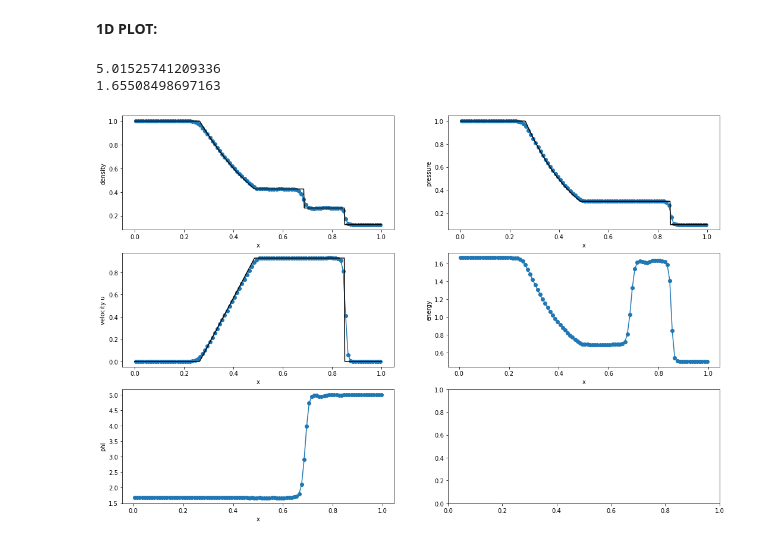
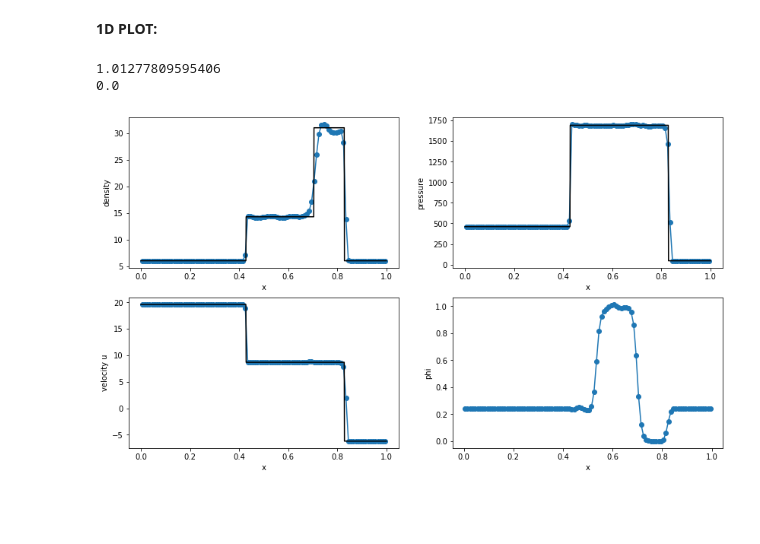
Before and after one commit to navasmontilla/CAELUM, a Jupyter notebook: 1D_RPs.ipynb, the cells around one changed output. Saved outputs shown, nothing was run; the diff lists cells and outputs as text; code cells hidden in the pictures; blank space fills up the shorter version.

```diff
--- a/1D_RPs.ipynb
+++ b/1D_RPs.ipynb
@@ -69,7 +69,7 @@ z=np.arange(0+dz/2.0, SizeZ, dz)
 
 xc, yc, zc= np.meshgrid(x,y,z,indexing='ij')
 # %%
-case=2
+case=4
 
 if case==1: #Steady
     for l in range(0,xcells):
@@ -261,37 +261,41 @@ output-files\list001.out file read
 # %%
 j=1
 
-fig, ax  = plt.subplots(3,2,figsize=(18, 12))
+filename = "doc/bench_RP_"+str(case)
+
+fig, ax  = plt.subplots(2,2,figsize=(14, 8))
 
 ax[0,0].plot(xc[:,0,0],rho[:,0,0,j],'o-')
 if 'exactS' in globals():
     ax[0,0].plot(exactS[:,0],exactS[:,1],'k-')
 ax[0,0].set_xlabel("x")
 ax[0,0].set_ylabel("density")
 
 ax[0,1].plot(xc[:,0,0],p[:,0,0,j],'o-')
 if 'exactS' in globals():
     ax[0,1].plot(exactS[:,0],exactS[:,2],'k-')
 ax[0,1].set_xlabel("x")
 ax[0,1].set_ylabel("pressure")
 
 ax[1,0].plot(xc[:,0,0],u[:,0,0,j],'o-')
 if 'exactS' in globals():
     ax[1,0].plot(exactS[:,0],exactS[:,3],'k-')
 ax[1,0].set_xlabel("x")
 ax[1,0].set_ylabel("velocity u")
 
-ax[1,1].plot(xc[:,0,0],E[:,0,0,j],'o-')
+ax[1,1].plot(xc[:,0,0],phi[:,0,0,j],'o-')
 ax[1,1].set_xlabel("x")
-ax[1,1].set_ylabel("energy")
+ax[1,1].set_ylabel("phi")
 
-ax[2,0].plot(xc[:,0,0],phi[:,0,0,j],'o-')
-ax[2,0].set_xlabel("x")
-ax[2,0].set_ylabel("phi")
+#ax[2,0].plot(xc[:,0,0],E[:,0,0,j],'o-')
+#ax[2,0].set_xlabel("x")
+#ax[2,0].set_ylabel("energy")
 
 print(np.max(phi))
 print(np.min(phi))
+
+fig.savefig(filename+".png",dpi=500)
 # %% [output]
-5.01525741209336
-1.65508498697163
+1.01277809595406
+0.0
-[figure, old version]
+[figure, new version]
```
Also changed, not shown: parts of 8 cells of this notebook, 7 other files.
